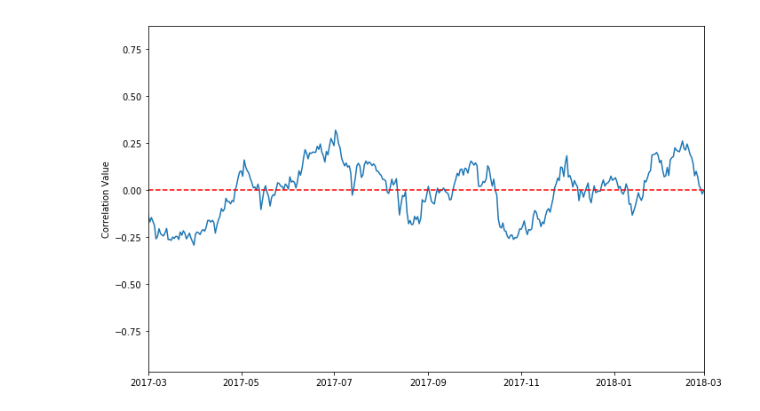
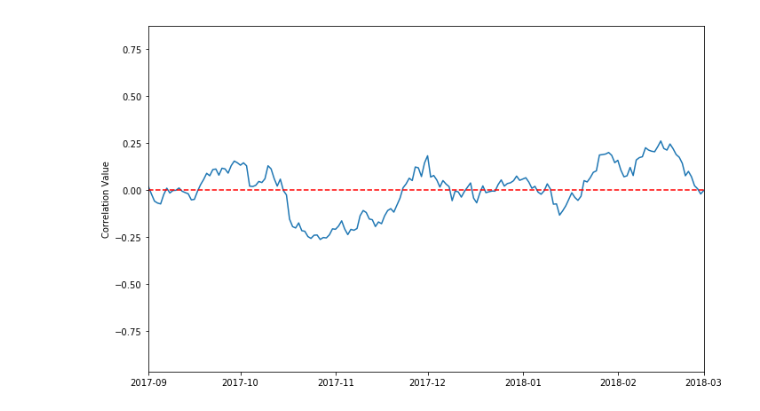
Before and after one commit to CongChen2017/Bitcoin_Twitter_Sentiment_Analysis, a Jupyter notebook: VisualizationTemplate.ipynb, the cells around one changed output. Cells and saved outputs as stored; diff of their text form; code cells hidden in the pictures.

```diff
--- a/VisualizationTemplate.ipynb
+++ b/VisualizationTemplate.ipynb
@@ -77,13 +78,13 @@ corr = df_analysis["BTC_Price"].rolling(window=60, min_periods=5).corr(df_analys
 # %%
 # generate plot to show correlation change
 plt.figure(figsize=(10,6))
 plt.plot(df_analysis["Date"], corr)
-plt.xlim(pd.Timestamp('2017-03-01'), pd.Timestamp('2018-03-01'))
+plt.xlim(pd.Timestamp('2017-09-01'), pd.Timestamp('2018-03-01'))
 # plt.xlim(pd.Timestamp('2015-01-01'), pd.Timestamp('2017-01-01'))
 plt.axhline(y=0, color='r', linestyle='--')
 plt.ylabel("Correlation Value")
 plt.savefig("Fig01b.png")
 plt.tight_layout()
 plt.show()
 # %% [output]
-[figure, old version]
+[figure, new version]
```
Also changed, not shown: parts of 1 cell of this notebook.
